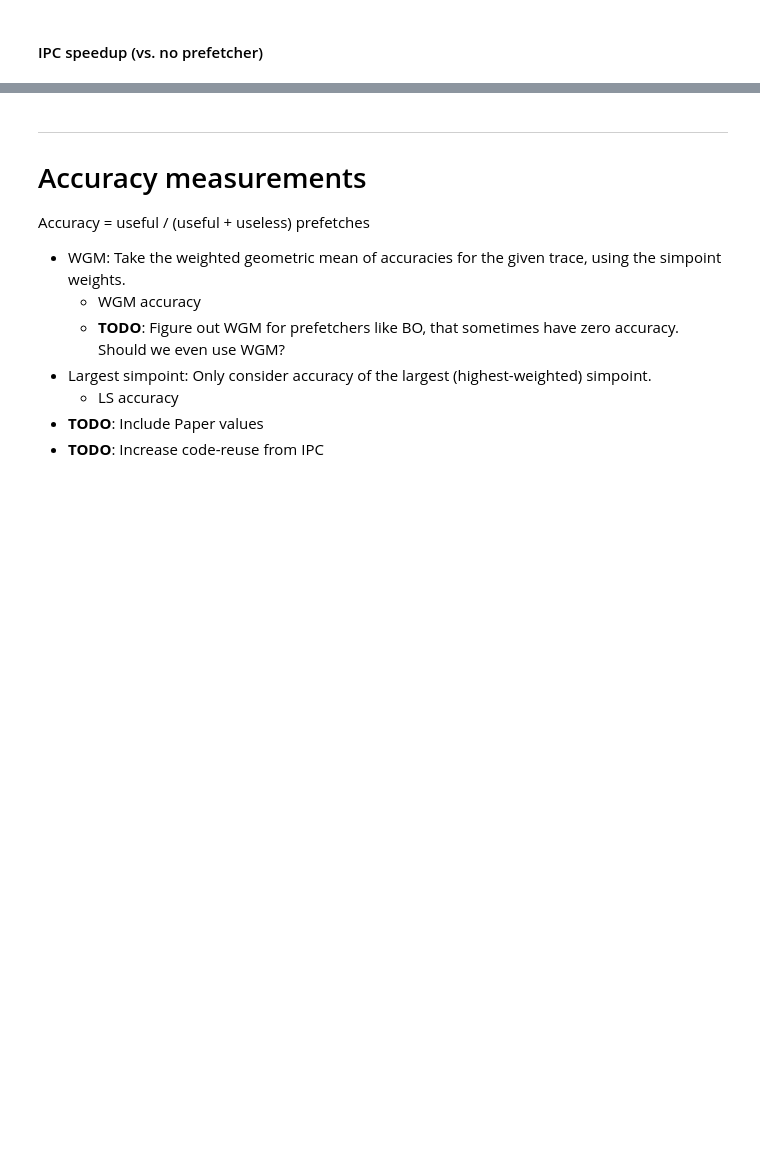
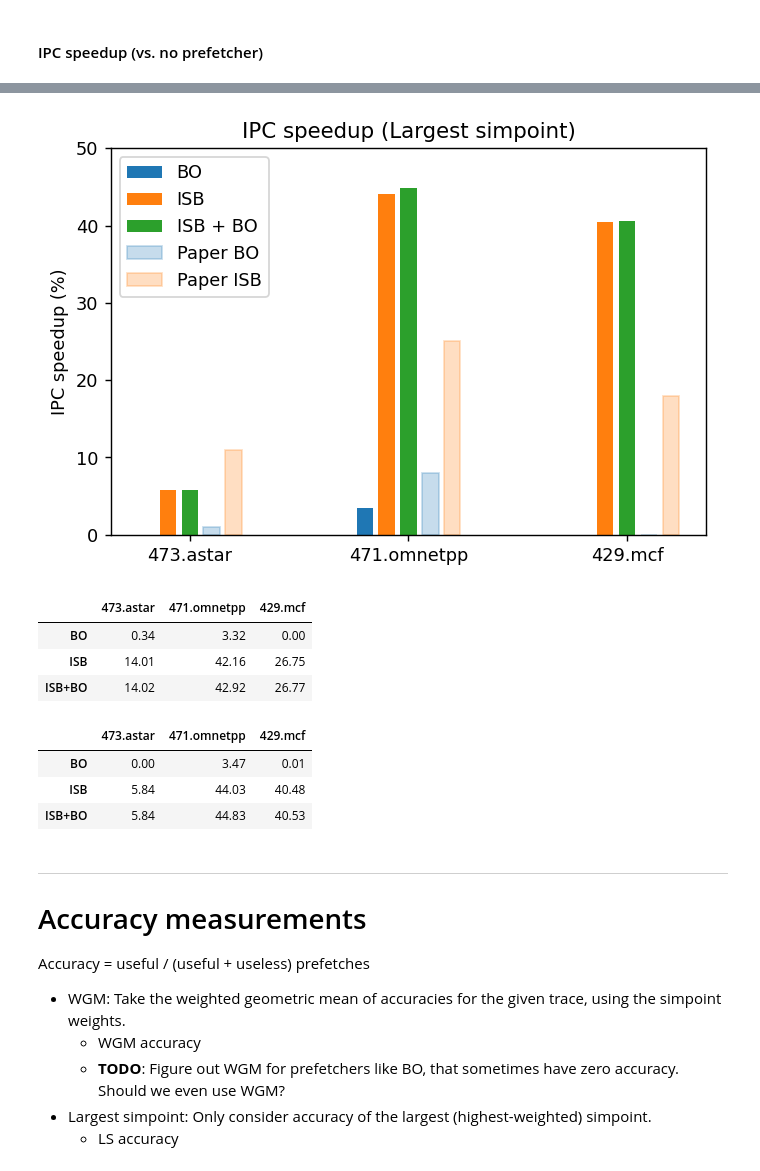
Before and after one commit to cmolder/voyager-analysis, a Jupyter notebook: 20211026-simpoints.ipynb, the cells around one changed output, grey strips where cells are left out. Saved outputs shown, nothing was run; the diff lists cells and outputs as text; code cells hidden in the pictures; blank space fills up the shorter version.

```diff
--- a/20211026-simpoints.ipynb
+++ b/20211026-simpoints.ipynb
@@ -369,3 +274,27 @@ df_ipc_speedups(ls_ipc_speedups)
+# %%
+plot_results(
+    ls_ipc_speedups, 'IPC speedup', 'IPC speedup (%)',
+    subtitle='Largest simpoint',
+    factor=100,
+    ymin=0, ymax=50,
+    paper_data=paper_ipc_speedups
+)
+# %% [output]
+[figure, added]
+# %%
+df_results(wgm_ipc_speedups, pop=['NoPrefetcher'], factor=100.)
+# %% [output]
+|  | 473.astar | 471.omnetpp | 429.mcf |
+| BO | 0.34 | 3.32 | 0.00 |
+| ISB | 14.01 | 42.16 | 26.75 |
+| ISB+BO | 14.02 | 42.92 | 26.77 |
+# %%
+df_results(ls_ipc_speedups, pop=['NoPrefetcher'], factor=100.)
+# %% [output]
+|  | 473.astar | 471.omnetpp | 429.mcf |
+| BO | 0.00 | 3.47 | 0.01 |
+| ISB | 5.84 | 44.03 | 40.48 |
+| ISB+BO | 5.84 | 44.83 | 40.53 |
 # %% [markdown]
 ---
 # Accuracy measurements
@@ -375,8 +304,6 @@ Accuracy = useful / (useful + useless) prefetches
     - **TODO**: Figure out WGM for prefetchers like BO, that sometimes have zero accuracy. Should we even use WGM?
 - Largest simpoint: Only consider accuracy of the largest (highest-weighted) simpoint.
     - LS accuracy
-- **TODO**: Include Paper values
-- **TODO**: Increase code-reuse from IPC
 # %%
 def get_simpoint_accuracies(results):
     """Parse the results dictionary to get an array
```
Also changed, not shown: parts of 38 cells of this notebook, 5 other files.
